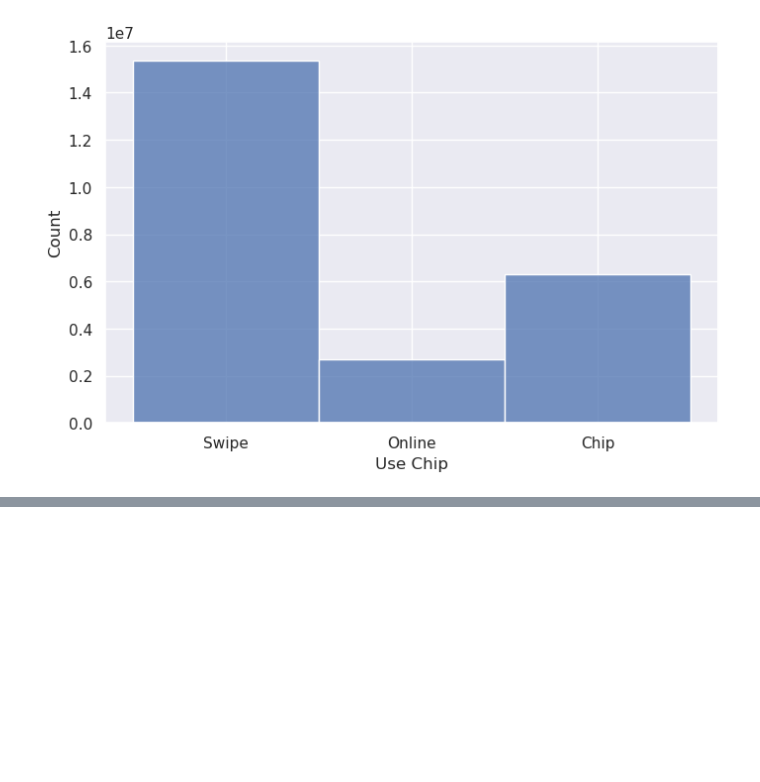
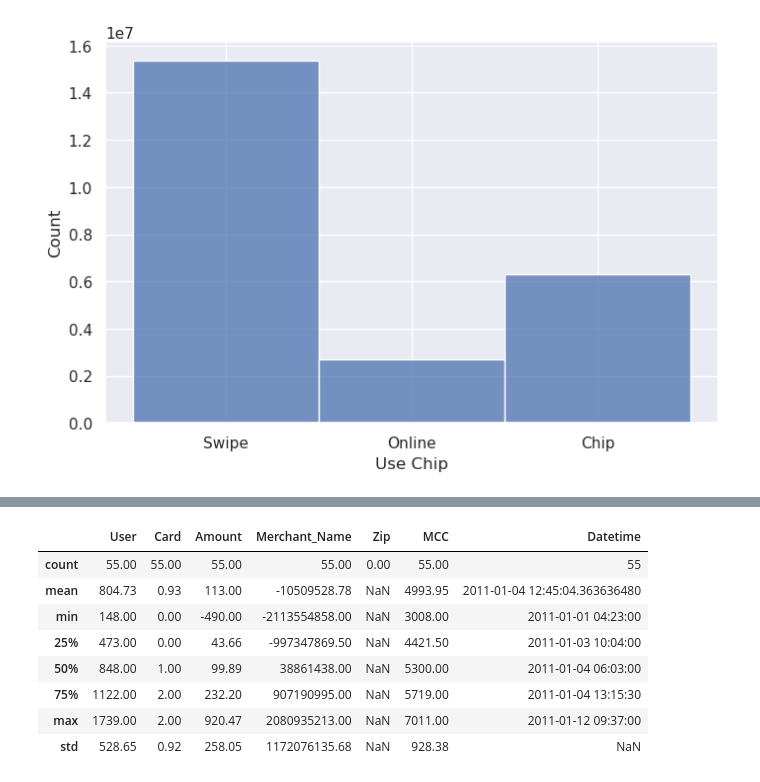
Before and after one commit to Yichen-Z/ece5831-2023-ccf, a Jupyter notebook: explore_transactions.ipynb, the cells around one changed output, grey strips where cells are left out. Drawn from its saved outputs; the diff is of its cells as text; code cells hidden in the pictures; blank space fills up the shorter version.

```diff
--- a/explore_transactions.ipynb
+++ b/explore_transactions.ipynb
@@ -399,0 +410,12 @@ plt.show()
+# %%
+fdf.loc[(fdf['Datetime'] >= '2011-01-01') & (fdf['Datetime'] < '2012-01-01')].describe()
+# %% [output]
+|  | User | Card | Amount | Merchant_Name | Zip | MCC | Datetime |
+| count | 55.00 | 55.00 | 55.00 | 55.00 | 0.00 | 55.00 | 55 |
+| mean | 804.73 | 0.93 | 113.00 | -10509528.78 | NaN | 4993.95 | 2011-01-04 12:45:04.363636480 |
+| min | 148.00 | 0.00 | -490.00 | -2113554858.00 | NaN | 3008.00 | 2011-01-01 04:23:00 |
+| 25% | 473.00 | 0.00 | 43.66 | -997347869.50 | NaN | 4421.50 | 2011-01-03 10:04:00 |
+| 50% | 848.00 | 1.00 | 99.89 | 38861438.00 | NaN | 5300.00 | 2011-01-04 06:03:00 |
+| 75% | 1122.00 | 2.00 | 232.20 | 907190995.00 | NaN | 5719.00 | 2011-01-04 13:15:30 |
+| max | 1739.00 | 2.00 | 920.47 | 2080935213.00 | NaN | 7011.00 | 2011-01-12 09:37:00 |
+| std | 528.65 | 0.92 | 258.05 | 1172076135.68 | NaN | 928.38 | NaN |
```
Also changed, not shown: parts of 3 cells of this notebook.
